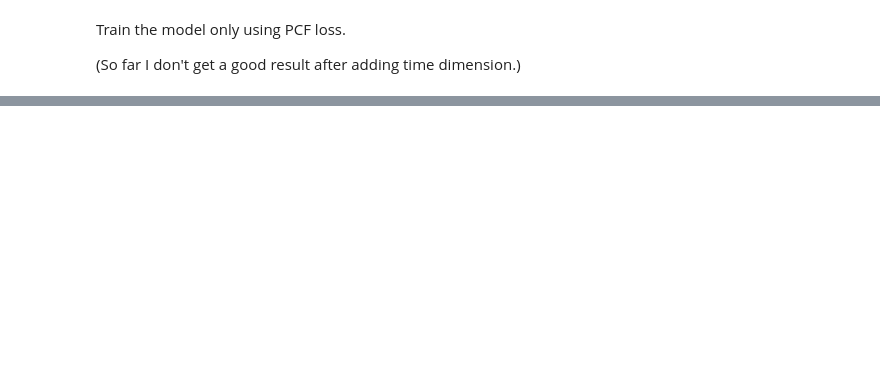
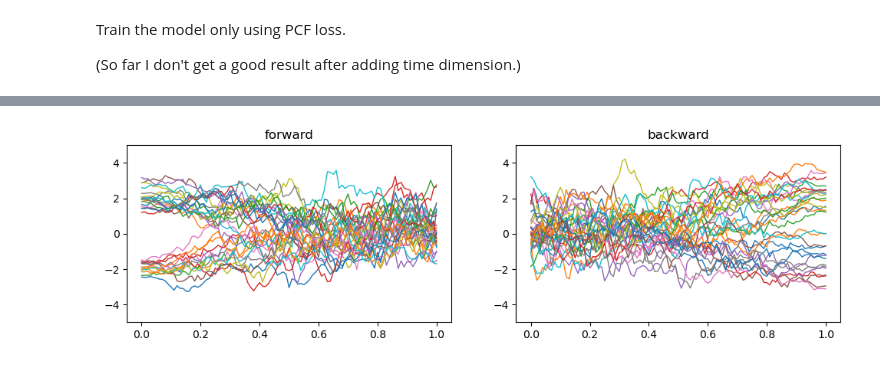
Before and after one commit to bryan107/pcf-diffusion, a Jupyter notebook: modified_test.ipynb, the cells around one changed output, grey strips where cells are left out. Cells and saved outputs as stored; diff of their text form; code cells hidden in the pictures; blank space fills up the shorter version.

```diff
--- a/modified_test.ipynb
+++ b/modified_test.ipynb
@@ -260,0 +565,10 @@ for line in traj_back:
+# %%
+def lead_lag_transform(x: torch.Tensor) -> torch.Tensor:
+    """
+    Lead-lag transformation for a multivariate paths.
+    """
+    x_rep = torch.repeat_interleave(x, repeats=2, dim=1)
+    #print(x_rep.shape)
+    x_ll = torch.cat([x_rep[:,  :-1], x_rep[:, 1:]], dim=2)
+   # print(x_ll.shape)
+    return x_ll
@@ -260,0 +625,4 @@ for line in traj_back:
+# %%
+ll = LeadLag()
+t = traj_forward.view([-1, total_steps+1, 1])
+a = ll.apply(t)
@@ -260,0 +696,23 @@ for line in traj_back:
+# %%
+xxx = np.linspace(0, 1, traj_forward.shape[1])
+
+plt.figure(figsize=(12,3))
+
+plt.subplot(1, 2, 1)
+for line in traj_forward:
+    plt.plot(xxx, line.cpu(), linewidth=1.0)
+    plt.title('forward')
+plt.ylim(-5, 5)
+
+plt.subplot(1, 2, 2)
+x_gen, traj_back = diffusion.sample(torch.randn([num_paths, 1]).to(device), score_net)
+
+
+for line in traj_back:
+    plt.plot(xxx, line.cpu(), linewidth=1.0)
+    plt.title('backward')
+plt.ylim(-5, 5)
+
+plt.show()
+# %% [output]
+[figure, added]
```
Also changed, not shown: parts of 43 cells of this notebook, 28 other files.
